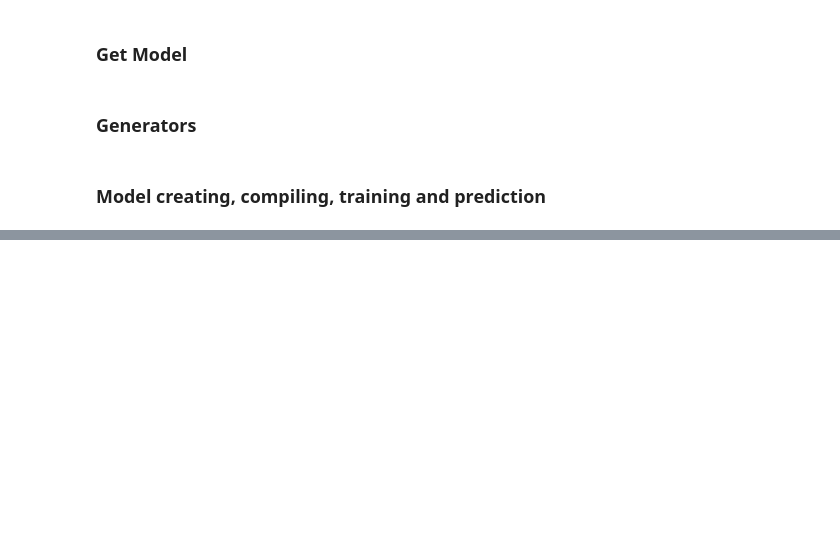
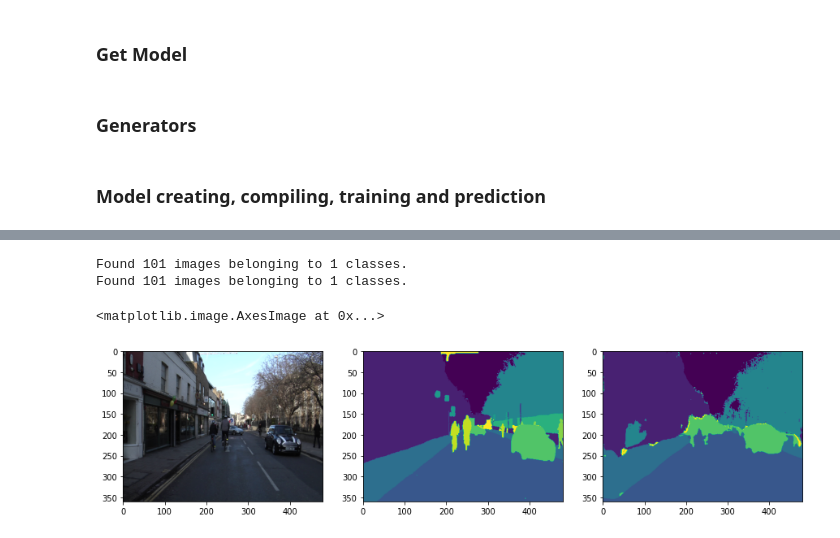
Before and after one commit to Shrey-Viradiya/DiveDeep, a Jupyter notebook: Prac8.ipynb, the cells around one changed output, grey strips where cells are left out. Drawn from its saved outputs; the diff is of its cells as text; code cells hidden in the pictures; blank space fills up the shorter version.

Commit message:
Image Segmentation Using UNet Like architecture

```diff
--- a/Prac8.ipynb
+++ b/Prac8.ipynb
@@ -42,6 +50,6 @@ import tensorflow as tf
 # %%
 batch_size = 2
-epochs = 5
+epochs = 4
 num_classes = 12
 images_train_directory = "/content/dataset1/images_train"
 annotations_train_directory = "/content/dataset1/annotations_train"
@@ -208,0 +197,20 @@ plt.imshow(tf.keras.backend.argmax(results[0], axis = 2))
+# %%
+a = train_gen(images_test_directory, annotations_test_directory)
+# %%
+image, mask = np.expand_dims(next(a)[0][0], 0), next(a)[1][0]
+# %% [output]
+Found 101 images belonging to 1 classes.
+Found 101 images belonging to 1 classes.
+# %%
+results = model.predict(image)
+# %%
+fig = plt.figure(figsize=(15,5))
+ax1 = fig.add_subplot(1,3,1)
+plt.imshow(image[0])
+ax2 = fig.add_subplot(1,3,2)
+plt.imshow(tf.keras.backend.argmax(mask, axis = 2))
+ax3 = fig.add_subplot(1,3,3)
+plt.imshow(tf.keras.backend.argmax(results[0], axis = 2))
+# %% [output]
+<matplotlib.image.AxesImage at 0x...>
+[figure, added]
```
Also changed, not shown: parts of 10 cells of this notebook.
